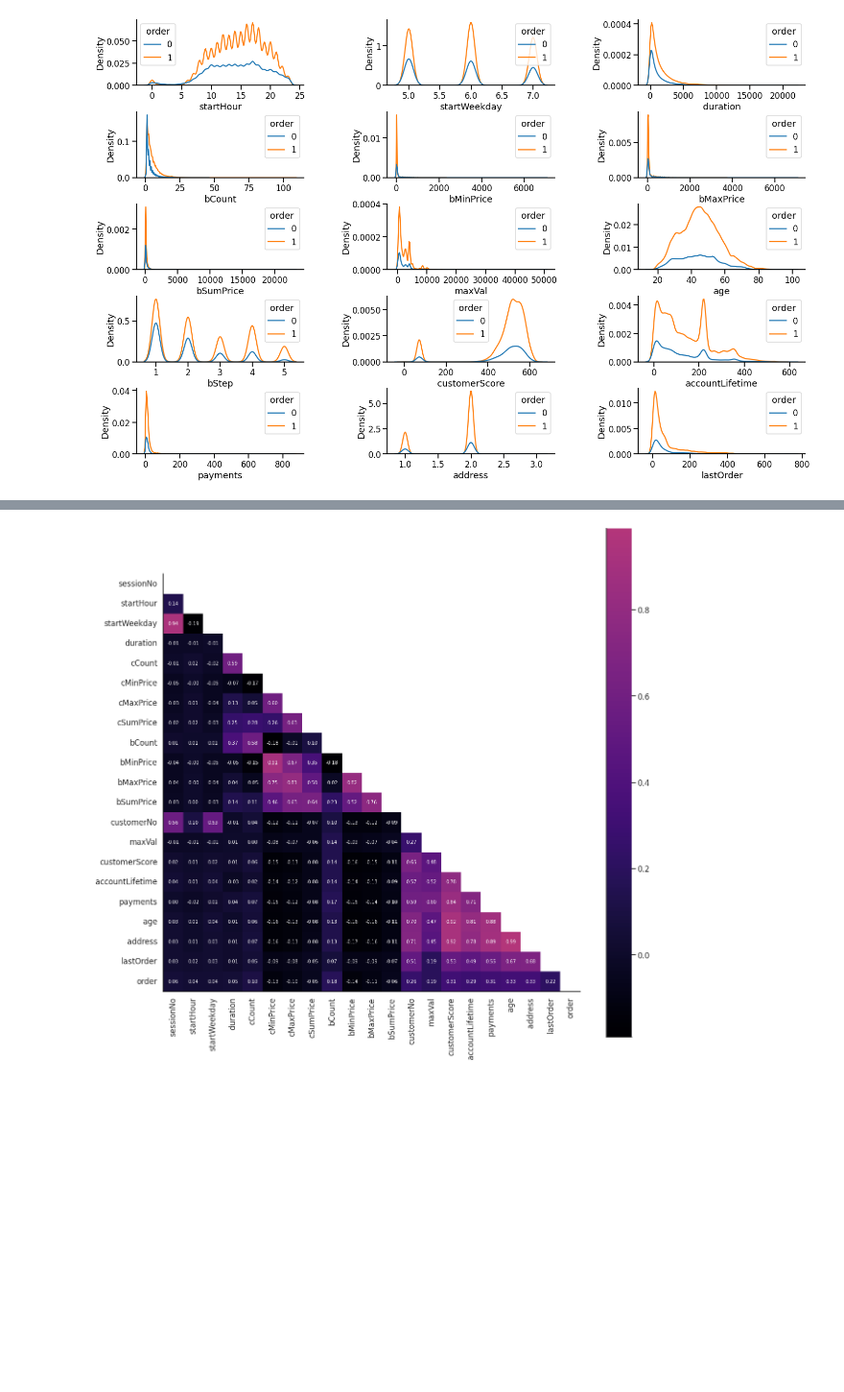
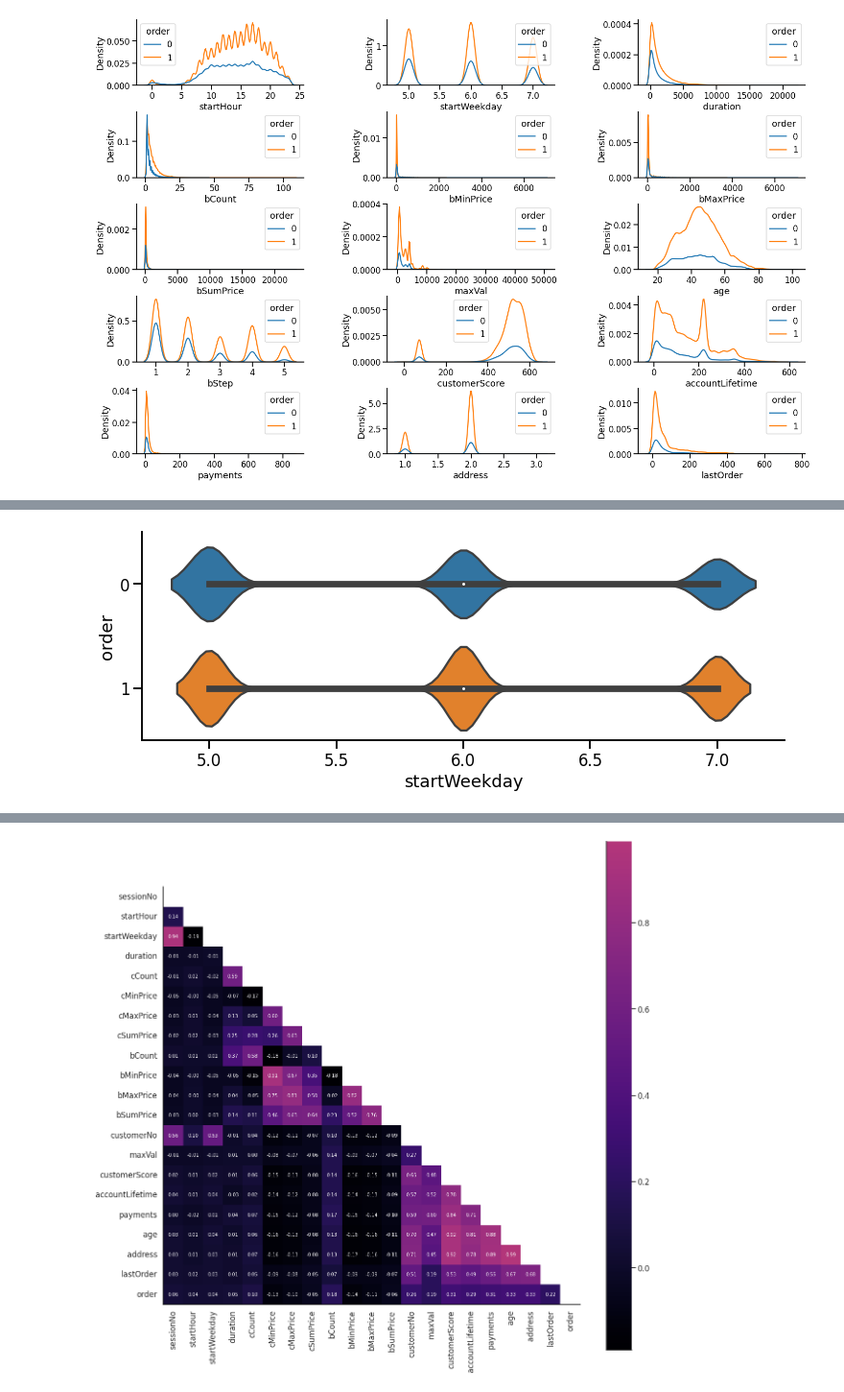
Before and after one commit to elvyna/udacity-aws-mle-nanodegree, a Jupyter notebook: project05-capstone/notebook/00-data-understanding.ipynb, the cells around one changed output, grey strips where cells are left out. Shown at 96% size. Drawn from its saved outputs; the diff is of its cells as text; code cells hidden in the pictures; blank space fills up the shorter version.

```diff
--- a/project05-capstone/notebook/00-data-understanding.ipynb
+++ b/project05-capstone/notebook/00-data-understanding.ipynb
@@ -235,0 +241,17 @@ Name: 0, dtype: object
+# %%
+def check_outliers(series: pd.Series):
+    """
+    Return outlier flag and the number of outliers in the series.
+    Outliers: if < Q1 - 1.5*IQR or > Q3 + 1.5*IQR
+    """
+    q1, q3 = np.percentile(series, q=[25, 75])
+    iqr = q3 - q1
+    lower_threshold = q1 - (1.5 * iqr)
+    upper_threshold = q3 + (1.5 * iqr)
+    conditions = [
+        (series < lower_threshold) | (series > upper_threshold)
+    ]
+    choice = [1]
+    outlier_flag_list = np.select(conditions, choice, default = 0)
+
+    return outlier_flag_list, sum(outlier_flag_list)
@@ -285,3 +369,18 @@ sns.despine();
+# %%
+f, ax = plt.subplots(figsize=(12,4))
+
+column_of_interest = 'startWeekday'
+mask = (df_train[column_of_interest] != -99)
+
+sns.violinplot(
+    data=df_train[mask],
+    x=column_of_interest,
+    y='order',
+    orient='h'
+)
+sns.despine();
+# %% [output]
+[figure, added]
 # %%
 df_train.iloc[0]
 # %% [output]
```
Also changed, not shown: parts of 7 cells of this notebook, 1 other file.
